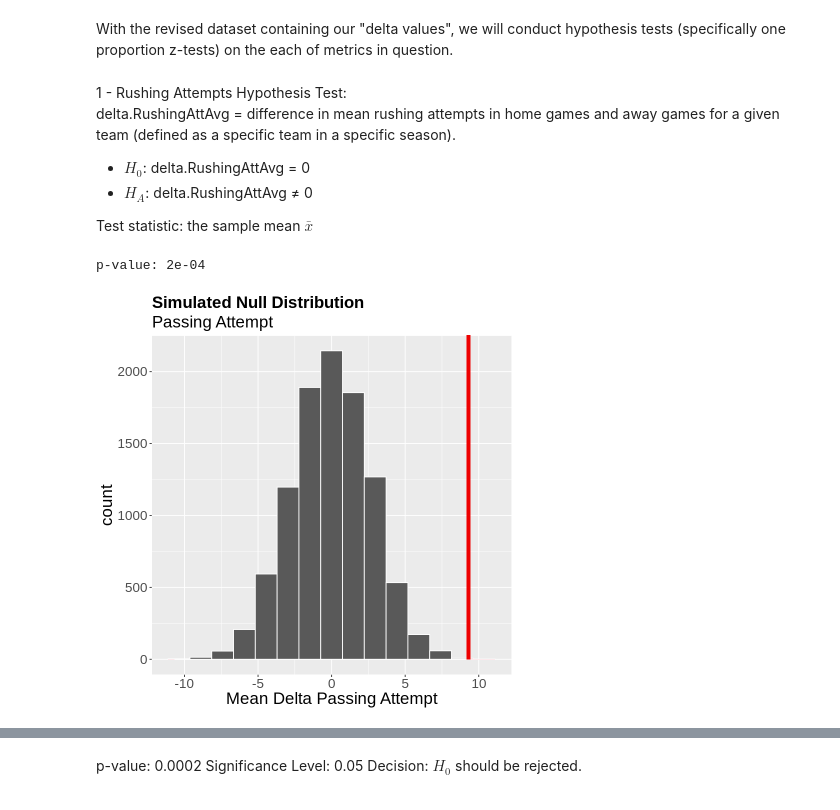
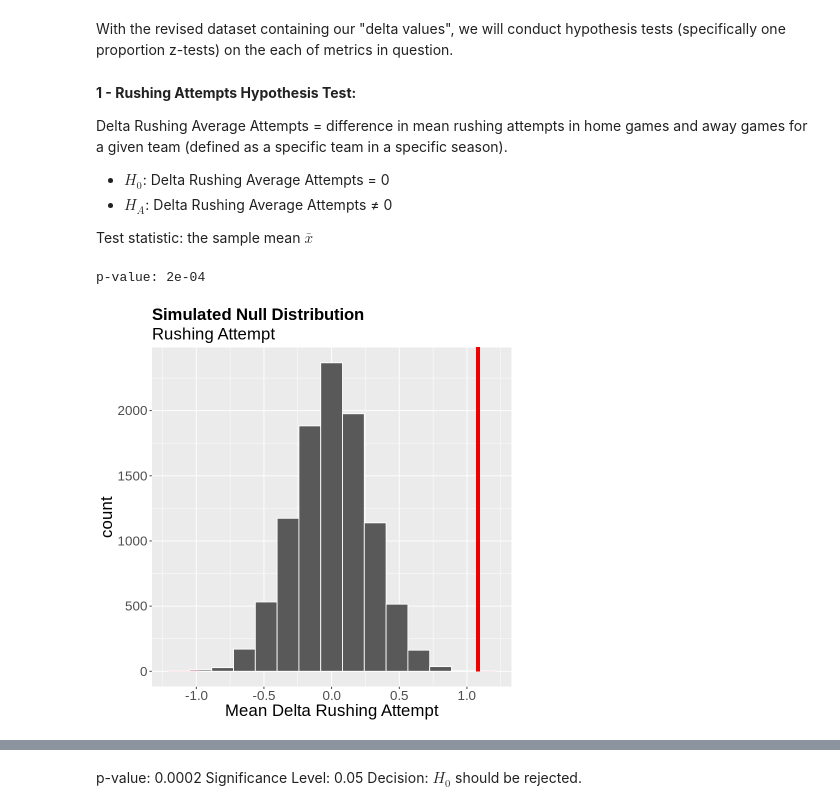
Before and after one commit to DavidYJC/STAT201_GroupProject, a Jupyter notebook: Project Report.ipynb, the cells around one changed output, grey strips where cells are left out. Saved outputs shown, nothing was run; the diff lists cells and outputs as text; code cells hidden in the pictures.

```diff
--- a/Project Report.ipynb
+++ b/Project Report.ipynb
@@ -326,39 +326,58 @@ A data.frame: 10 × 8
 </br>
 
 With the revised dataset containing our "delta values", we will conduct hypothesis tests (specifically one proportion z-tests) on the each of metrics in question. </br>
+# %%
+#Creating functions for ease of use
+set.seed(2022)
+null_model_function <- function(delta_metric) {
+    null_model <- delta_data %>%
+    specify(response = delta_metric) %>%
+    hypothesise(null = "point", mu = 0) %>%
+    generate(type = "bootstrap", reps = 10000) %>%
+    calculate(stat = "mean")
+    }
+
+vis_null_model_function <- function(null_model, obs_test_stat) {
+    vis_null_model <- null_model %>%
+    visualize() +
+    shade_p_value(obs_stat = obs_test_stat, direction = "two-sided") +
+    theme(plot.title = element_text(size = 20, face = "bold")) +
+    theme(text = element_text(size = 20))
+    }
+
+p_value_function <- function(null_model, obs_test_stat) {
+    p_value <- null_model %>%
+    get_p_value(obs_stat = obs_test_stat, direction = "two-sided")
+    cat("p-value:", p_value$p_value)
+    }
 # %% [markdown]
-1 - Rushing Attempts Hypothesis Test: <br>
-delta.RushingAttAvg = difference in mean rushing attempts in home games and away games for a given team (defined as a specific team in a specific season).
- - $H_0$: delta.RushingAttAvg = 0
- - $H_A$: delta.RushingAttAvg ≠ 0 <br>
+<strong>1 - Rushing Attempts Hypothesis Test: <strong><br>
+
+Delta Rushing Average Attempts = difference in mean rushing attempts in home games and away games for a given team (defined as a specific team in a specific season).
+ - $H_0$: Delta Rushing Average Attempts = 0
+ - $H_A$: Delta Rushing Average Attempts ≠ 0 <br>
 
 Test statistic: the sample mean $\bar{x}$
 # %%
 set.seed(2022)
 #Observed test statistic
 obs_test_stat_delta.RushingAttAvg <- mean(delta_data$delta.RushingAttAvg)
 
 #Create sampling bootstrap and null model
-null_model_delta.RushingAttAvg <- delta_data %>%
+null_model <- delta_data %>%
     specify(response = delta.RushingAttAvg) %>%
     hypothesise(null = "point", mu = 0) %>%
     generate(type = "bootstrap", reps = 10000) %>%
     calculate(stat = "mean")
 
 #Visualizing null model
-vis_null_model_delta.RushingAttAvg <- null_model_delta.RushingAttAvg %>%
-    visualize() +
-    shade_p_value(obs_stat = obs_test_stat_delta.RushingAttAvg, direction = "two-sided") +
+vis_null_model <- vis_null_model_function(null_model, obs_test_stat_delta.RushingAttAvg) +
     xlab("Mean Delta Rushing Attempt") +
-    ggtitle("Simulated Null Distribution", subtitle = "Rushing Attempt") +
-    theme(plot.title = element_text(size = 20, face = "bold")) +
-    theme(text = element_text(size = 20))
-vis_null_model_delta.PassingAvg
+    ggtitle("Simulated Null Distribution", subtitle = "Rushing Attempt")
+vis_null_model
 
 #Calculate p-value
-p_value_delta.RushingAttAvg <- null_model_delta.RushingAttAvg %>%
-    get_p_value(obs_stat = obs_test_stat_delta.RushingAttAvg, direction = "two-sided")
-cat("p-value:", p_value_delta.PassingAvg$p_value)
+p_value_function(null_model, obs_test_stat_delta.RushingAttAvg)
 # %% [output]
 p-value: 2e-04
-[figure, old version]
+[figure, new version]
```
Also changed, not shown: parts of 18 cells of this notebook.
